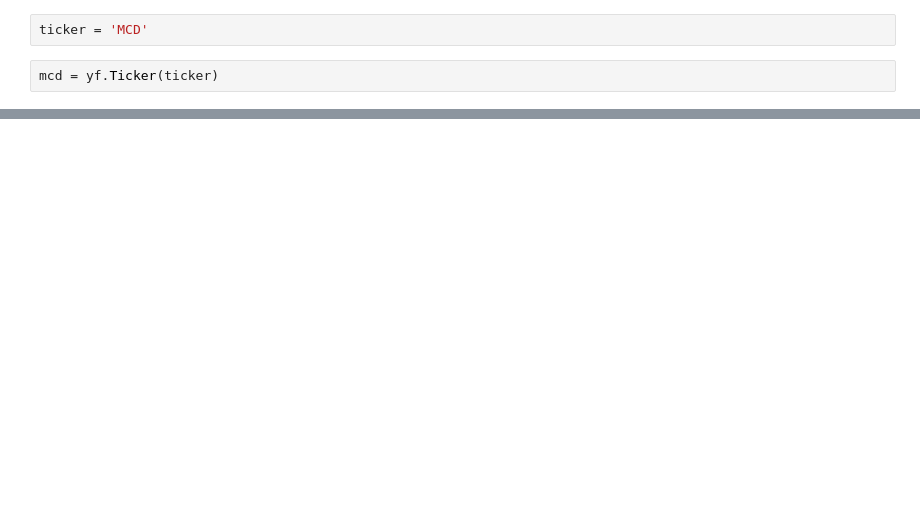
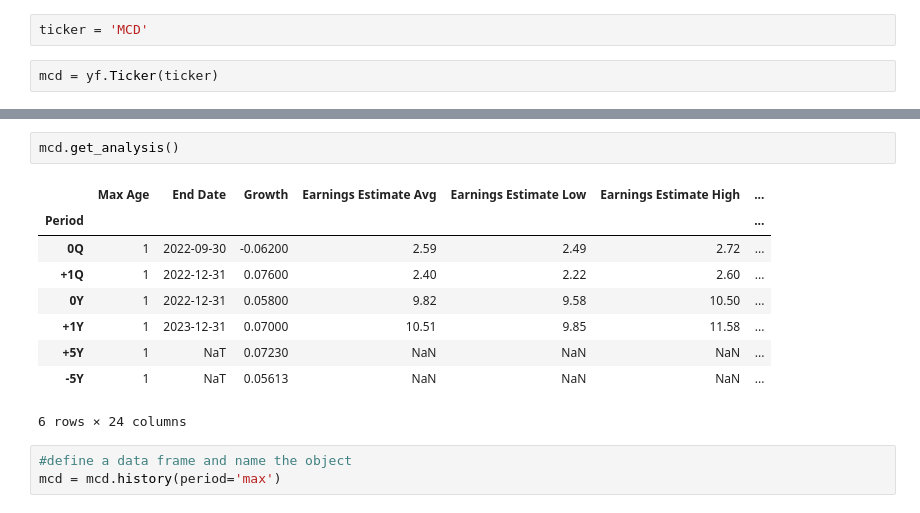
Before and after one commit to TVHM/Microcradentials_Business, a Jupyter notebook: mcd.ipynb, the cells around one changed output, grey strips where cells are left out. Saved outputs shown, nothing was run; the diff lists cells and outputs as text; blank space fills up the shorter version.

```diff
--- a/mcd.ipynb
+++ b/mcd.ipynb
@@ -27,0 +103,15 @@ mcd = yf.Ticker(ticker)
+# %%
+mcd.get_analysis()
+# %% [output]
+|  | Max Age | End Date | Growth | Earnings Estimate Avg | Earnings Estimate Low | Earnings Estimate High | ... |
+| Period |  |  |  |  |  |  | ... |
+| 0Q | 1 | 2022-09-30 | -0.06200 | 2.59 | 2.49 | 2.72 | ... |
+| +1Q | 1 | 2022-12-31 | 0.07600 | 2.40 | 2.22 | 2.60 | ... |
+| 0Y | 1 | 2022-12-31 | 0.05800 | 9.82 | 9.58 | 10.50 | ... |
+| +1Y | 1 | 2023-12-31 | 0.07000 | 10.51 | 9.85 | 11.58 | ... |
+| +5Y | 1 | NaT | 0.07230 | NaN | NaN | NaN | ... |
+| -5Y | 1 | NaT | 0.05613 | NaN | NaN | NaN | ... |
+6 rows × 24 columns
+# %%
+#define a data frame and name the object
+mcd = mcd.history(period='max')
```
Also changed, not shown: parts of 13 cells of this notebook.
